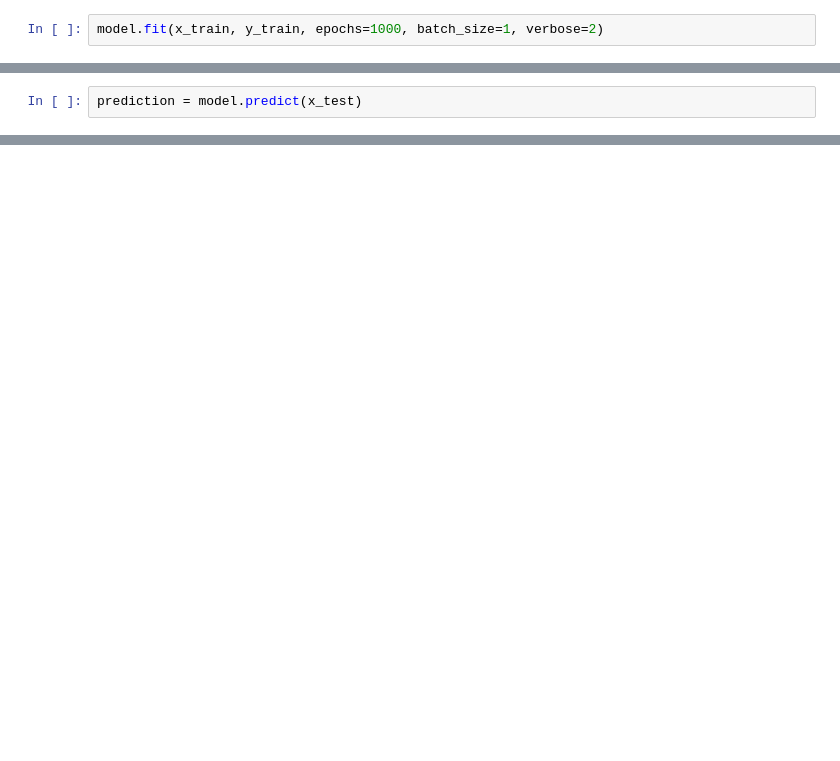
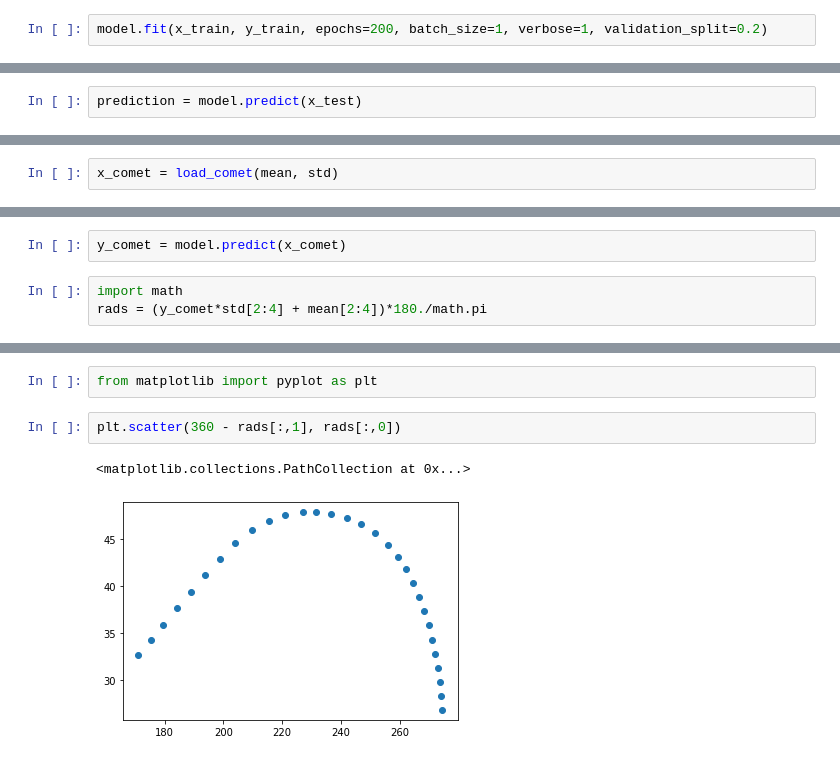
Before and after one commit to boangri/NEOWISE, a Jupyter notebook: Keras.ipynb, the cells around one changed output, grey strips where cells are left out. Saved outputs shown, nothing was run; the diff lists cells and outputs as text; blank space fills up the shorter version.

```diff
--- a/Keras.ipynb
+++ b/Keras.ipynb
@@ -14,4 +17,4 @@ model.add(Dense(20, activation='relu', input_shape=(x_train.shape[1],)))
 model.add(Dense(2))
 model.compile(optimizer='adam', loss='mse', metrics=['mae'])
 # %%
-model.fit(x_train, y_train, epochs=1000, batch_size=1, verbose=2)
+model.fit(x_train, y_train, epochs=200, batch_size=1, verbose=1, validation_split=0.2)
@@ -24,0 +51,2 @@ prediction, y_test
+# %%
+x_comet = load_comet(mean, std)
@@ -24,0 +73,5 @@ prediction, y_test
+# %%
+y_comet = model.predict(x_comet)
+# %%
+import math
+rads = (y_comet*std[2:4] + mean[2:4])*180./math.pi
@@ -24,0 +98,7 @@ prediction, y_test
+# %%
+from matplotlib import pyplot as plt
+# %%
+plt.scatter(360 - rads[:,1], rads[:,0])
+# %% [output]
+<matplotlib.collections.PathCollection at 0x...>
+[figure, added]
```
Also changed, not shown: parts of 10 cells of this notebook, 1 other file.
